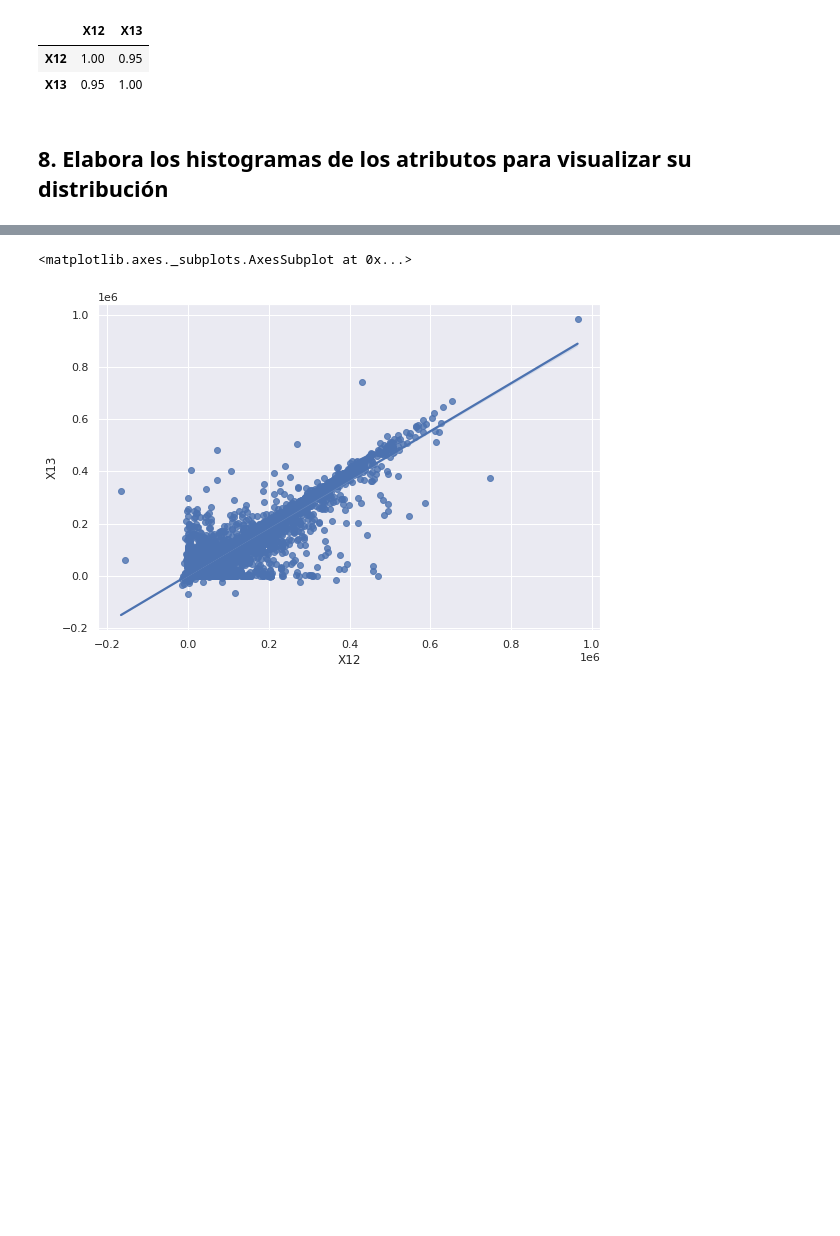
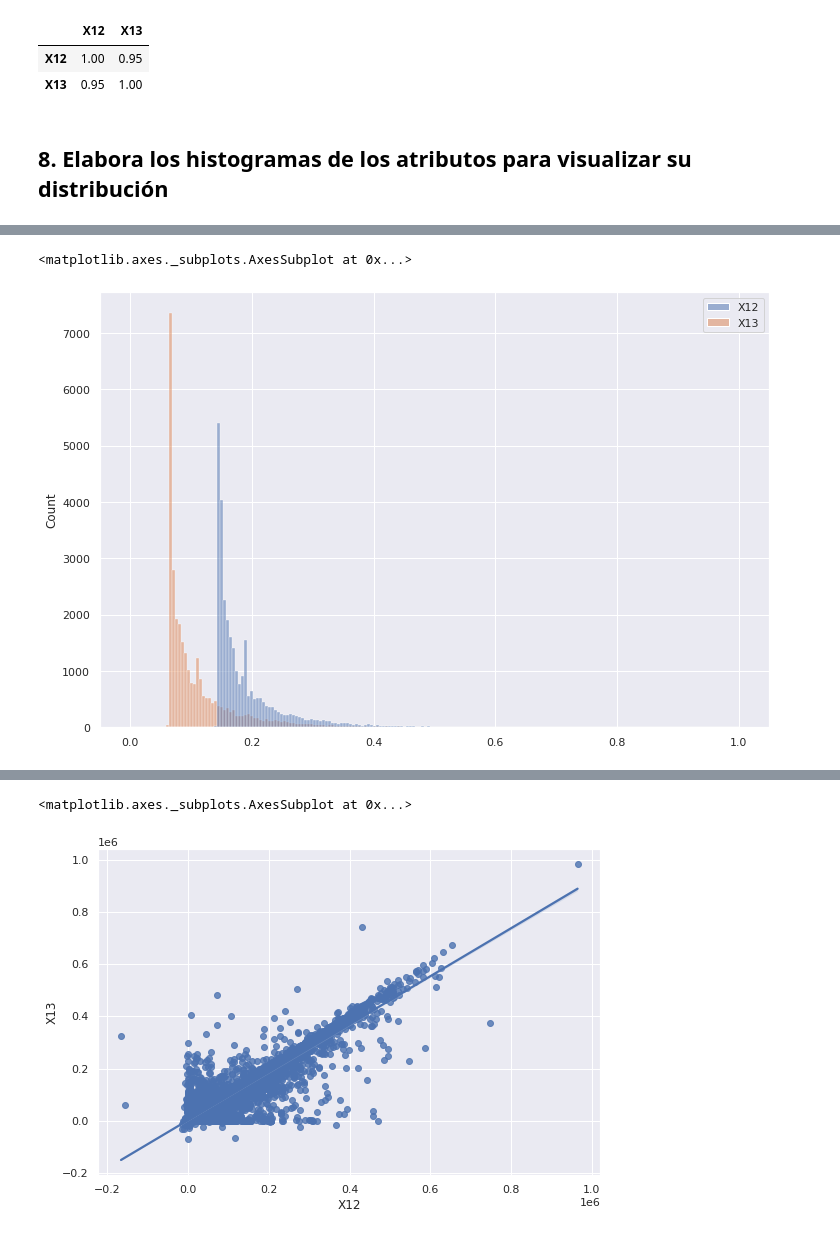
Before and after one commit to PosgradoMNA/actividades-de-aprendizaje-rzunick, a Jupyter notebook: Semana_7_Actividad_2_Visualización_Ronald_Zuniga_A01686240.ipynb, the cells around one changed output, grey strips where cells are left out. Cells and saved outputs as stored; diff of their text form; code cells hidden in the pictures; blank space fills up the shorter version.

```diff
--- a/Semana_7_Actividad_2_Visualización_Ronald_Zuniga_A01686240.ipynb
+++ b/Semana_7_Actividad_2_Visualización_Ronald_Zuniga_A01686240.ipynb
@@ -401,0 +418,10 @@ ndf.corr().round(2)
+# %%
+# Histograma de los atributos definidos como componentes principales PCA
+
+sns.set(rc={'figure.figsize':(12,8)})
+
+data = df_num_scaled[['X12','X13']]
+sns.histplot(data)
+# %% [output]
+<matplotlib.axes._subplots.AxesSubplot at 0x...>
+[figure, added]
```
Also changed, not shown: parts of 3 cells of this notebook.
